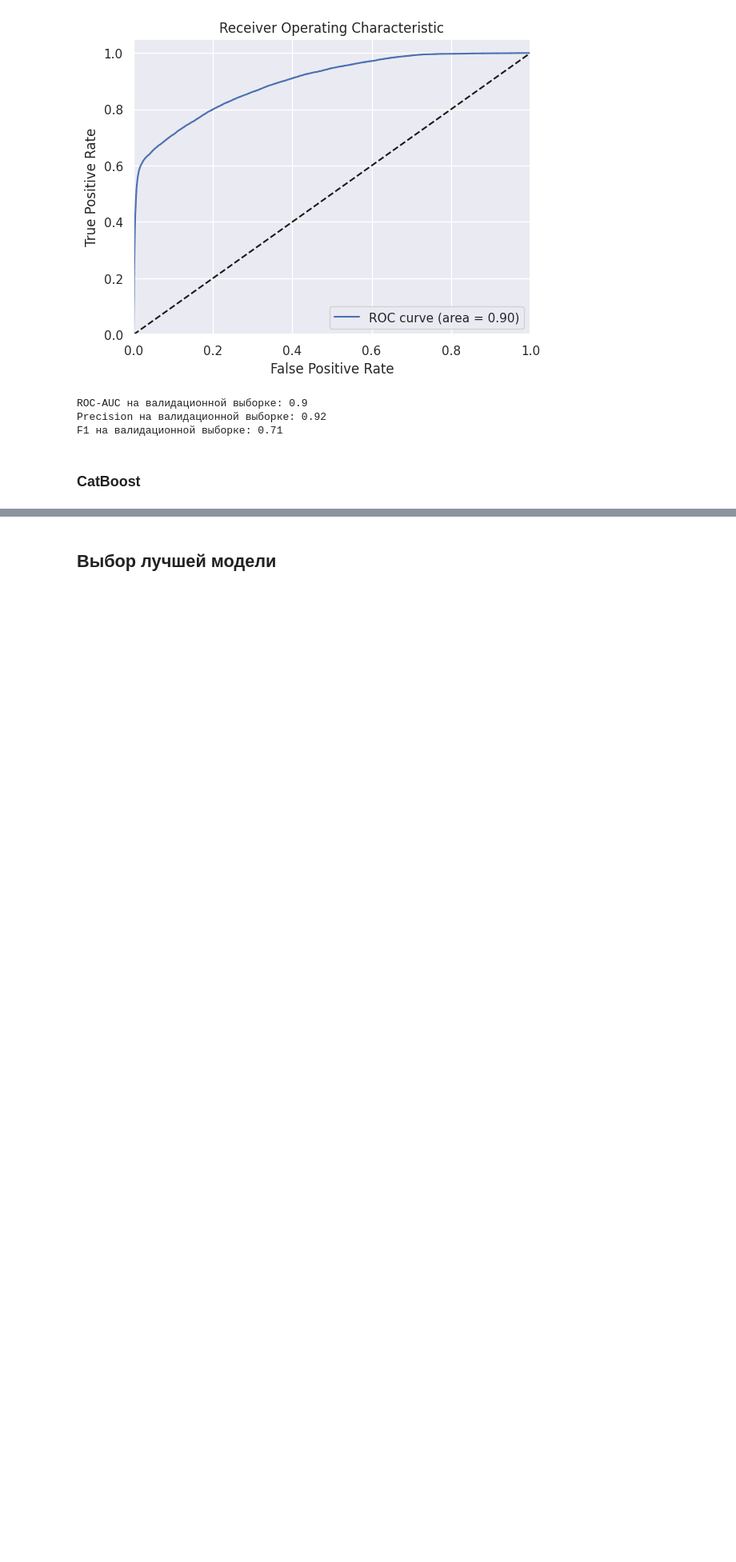
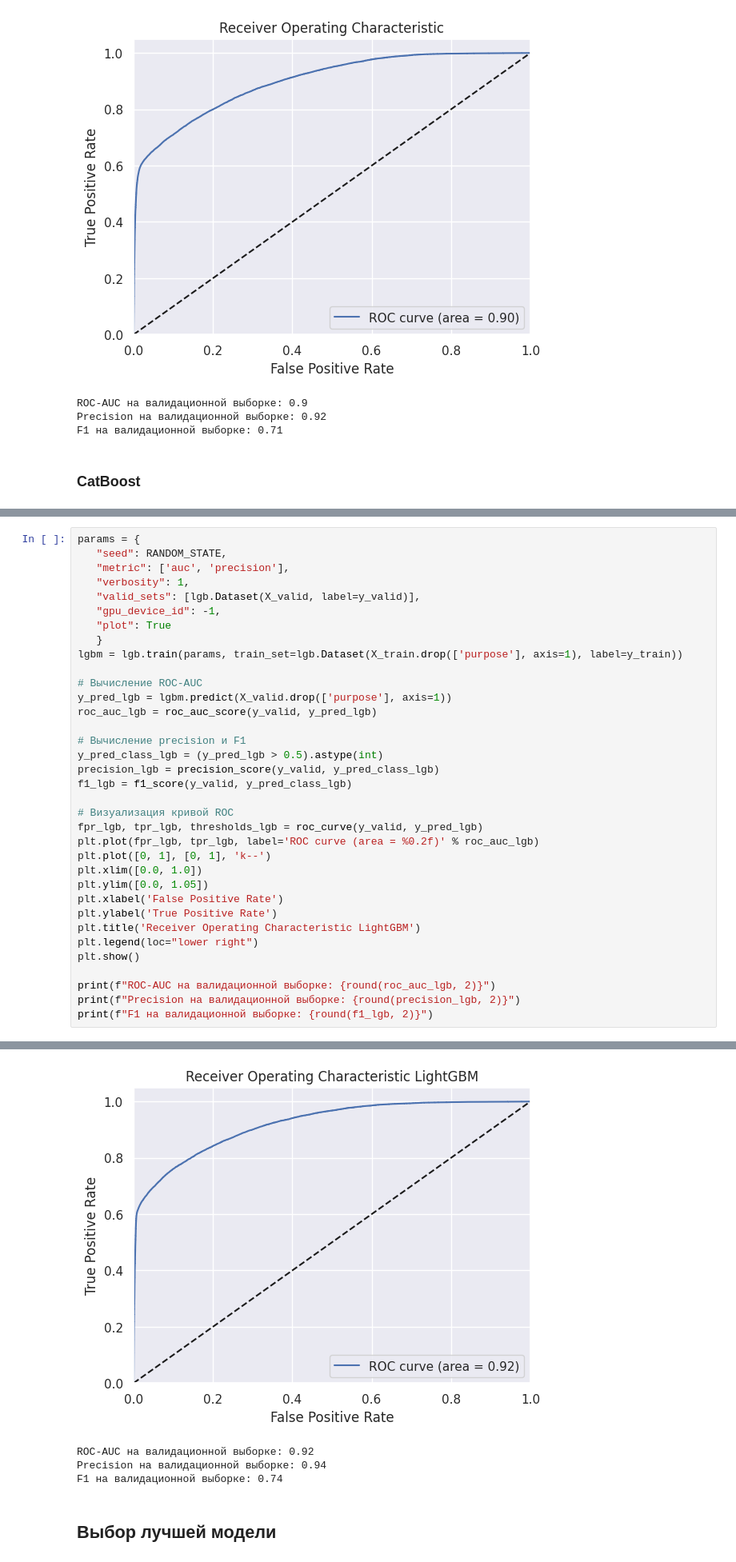
Before and after one commit to denis-42ds/classification_of_payment_requests, a Jupyter notebook: classification_of_payment_requests.ipynb, the cells around one changed output, grey strips where cells are left out. Shown at 80% size. Saved outputs shown, nothing was run; the diff lists cells and outputs as text; blank space fills up the shorter version.

```diff
--- a/classification_of_payment_requests.ipynb
+++ b/classification_of_payment_requests.ipynb
@@ -1199,0 +1338,36 @@ F1 на валидационной выборке: 0.74
+# %%
+params = {
+   "seed": RANDOM_STATE,
+   "metric": ['auc', 'precision'],
+   "verbosity": 1,
+   "valid_sets": [lgb.Dataset(X_valid, label=y_valid)],
+   "gpu_device_id": -1,
+   "plot": True
+   }
+lgbm = lgb.train(params, train_set=lgb.Dataset(X_train.drop(['purpose'], axis=1), label=y_train))
+
+# Вычисление ROC-AUC
+y_pred_lgb = lgbm.predict(X_valid.drop(['purpose'], axis=1))
+roc_auc_lgb = roc_auc_score(y_valid, y_pred_lgb)
+
+# Вычисление precision и F1
+y_pred_class_lgb = (y_pred_lgb > 0.5).astype(int)
+precision_lgb = precision_score(y_valid, y_pred_class_lgb)
+f1_lgb = f1_score(y_valid, y_pred_class_lgb)
+
+# Визуализация кривой ROC
+fpr_lgb, tpr_lgb, thresholds_lgb = roc_curve(y_valid, y_pred_lgb)
+plt.plot(fpr_lgb, tpr_lgb, label='ROC curve (area = %0.2f)' % roc_auc_lgb)
+plt.plot([0, 1], [0, 1], 'k--')
+plt.xlim([0.0, 1.0])
+plt.ylim([0.0, 1.05])
+plt.xlabel('False Positive Rate')
+plt.ylabel('True Positive Rate')
+plt.title('Receiver Operating Characteristic LightGBM')
+plt.legend(loc="lower right")
+plt.show()
+
+print(f"ROC-AUC на валидационной выборке: {round(roc_auc_lgb, 2)}")
+print(f"Precision на валидационной выборке: {round(precision_lgb, 2)}")
+print(f"F1 на валидационной выборке: {round(f1_lgb, 2)}")
+# %% [output]
@@ -1200,3 +1390,7 @@ F1 на валидационной выборке: 0.74
+[figure, added]
+ROC-AUC на валидационной выборке: 0.92
+Precision на валидационной выборке: 0.94
+F1 на валидационной выборке: 0.74
 # %% [markdown]
 ## Выбор лучшей модели
 # %%
```
Also changed, not shown: parts of 46 cells of this notebook.
